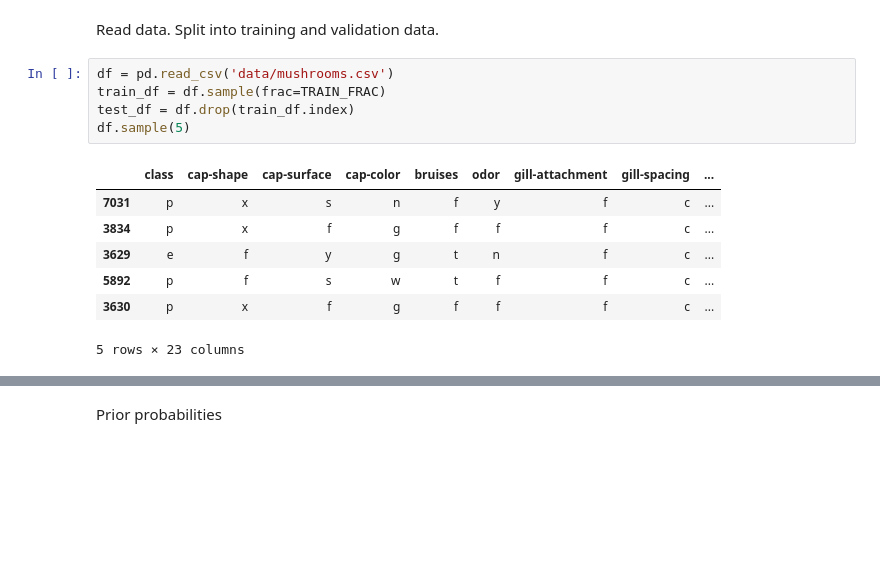
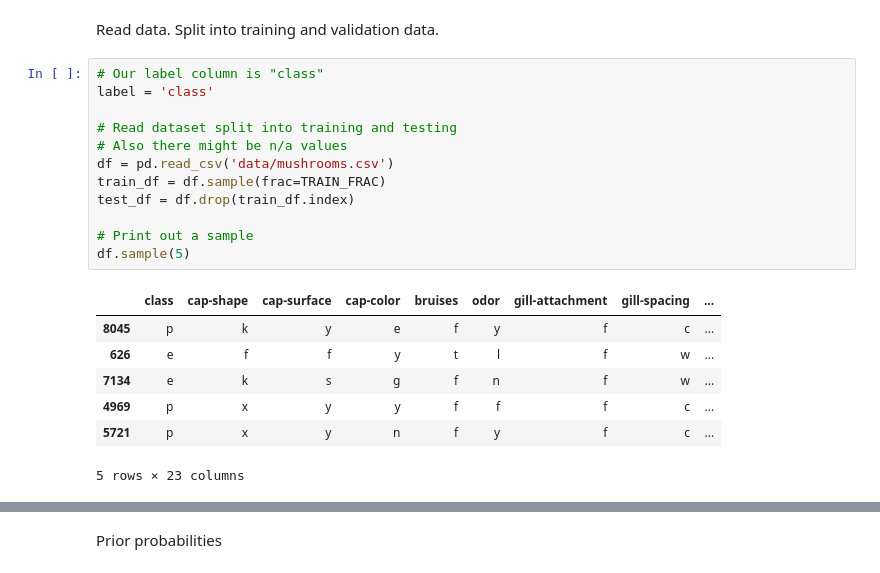
Before and after one commit to andydevs/andys-notebook-legacy, a Jupyter notebook: notebook/naive-bayes-classification.ipynb, the cells around one changed output, grey strips where cells are left out. Cells and saved outputs as stored; diff of their text form; blank space fills up the shorter version.

```diff
--- a/notebook/naive-bayes-classification.ipynb
+++ b/notebook/naive-bayes-classification.ipynb
@@ -8,15 +8,22 @@ TRAIN_FRAC = 0.75
 # %% [markdown]
 Read data. Split into training and validation data.
 # %%
+# Our label column is "class"
+label = 'class'
+
+# Read dataset split into training and testing
+# Also there might be n/a values
 df = pd.read_csv('data/mushrooms.csv')
 train_df = df.sample(frac=TRAIN_FRAC)
 test_df = df.drop(train_df.index)
+
+# Print out a sample
 df.sample(5)
 # %% [output]
 |  | class | cap-shape | cap-surface | cap-color | bruises | odor | gill-attachment | gill-spacing | ... |
-| 7031 | p | x | s | n | f | y | f | c | ... |
-| 3834 | p | x | f | g | f | f | f | c | ... |
-| 3629 | e | f | y | g | t | n | f | c | ... |
-| 5892 | p | f | s | w | t | f | f | c | ... |
-| 3630 | p | x | f | g | f | f | f | c | ... |
+| 8045 | p | k | y | e | f | y | f | c | ... |
+| 626 | e | f | f | y | t | l | f | w | ... |
+| 7134 | e | k | s | g | f | n | f | w | ... |
+| 4969 | p | x | y | y | f | f | f | c | ... |
+| 5721 | p | x | y | n | f | y | f | c | ... |
 5 rows × 23 columns
```
Also changed, not shown: parts of 12 cells of this notebook, 2 other files.
